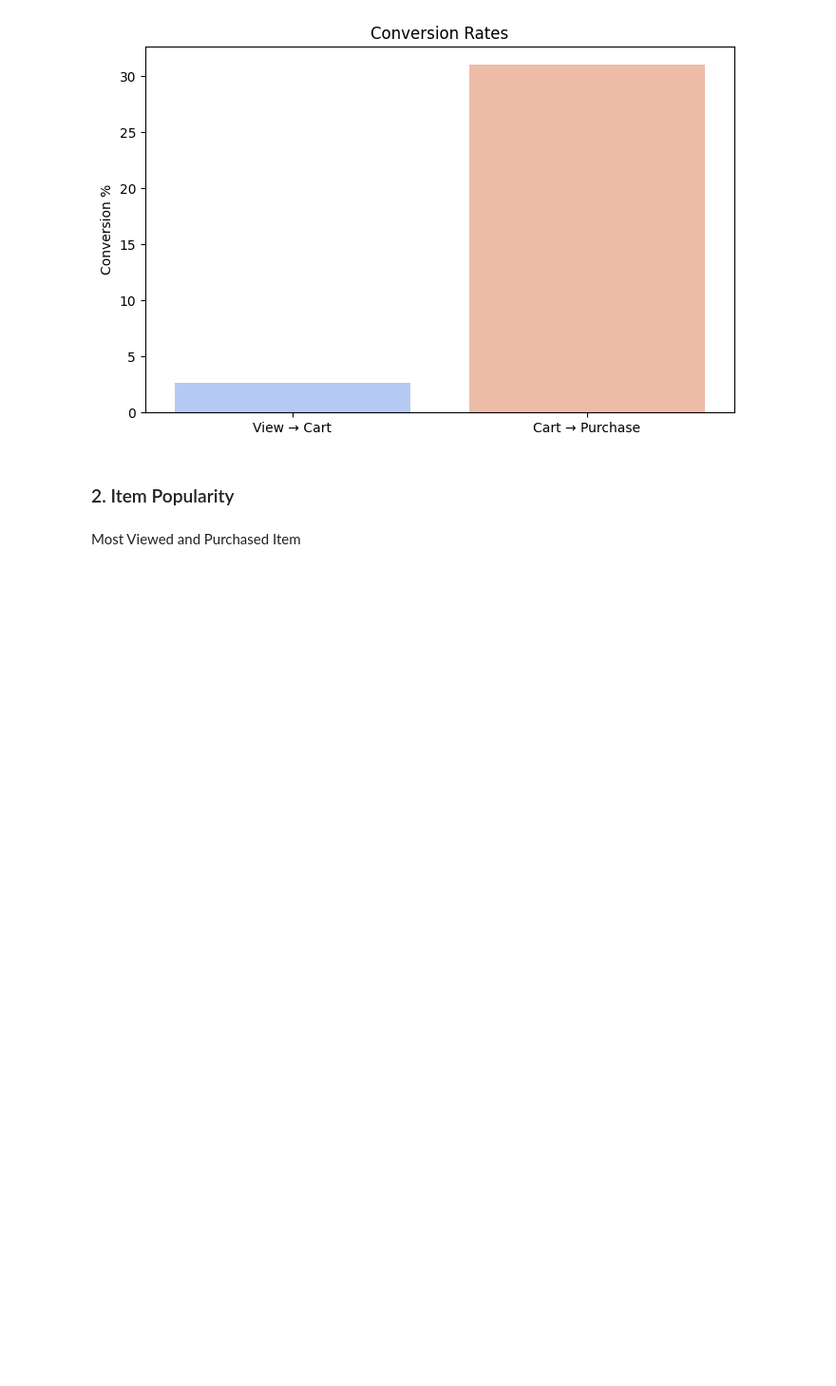
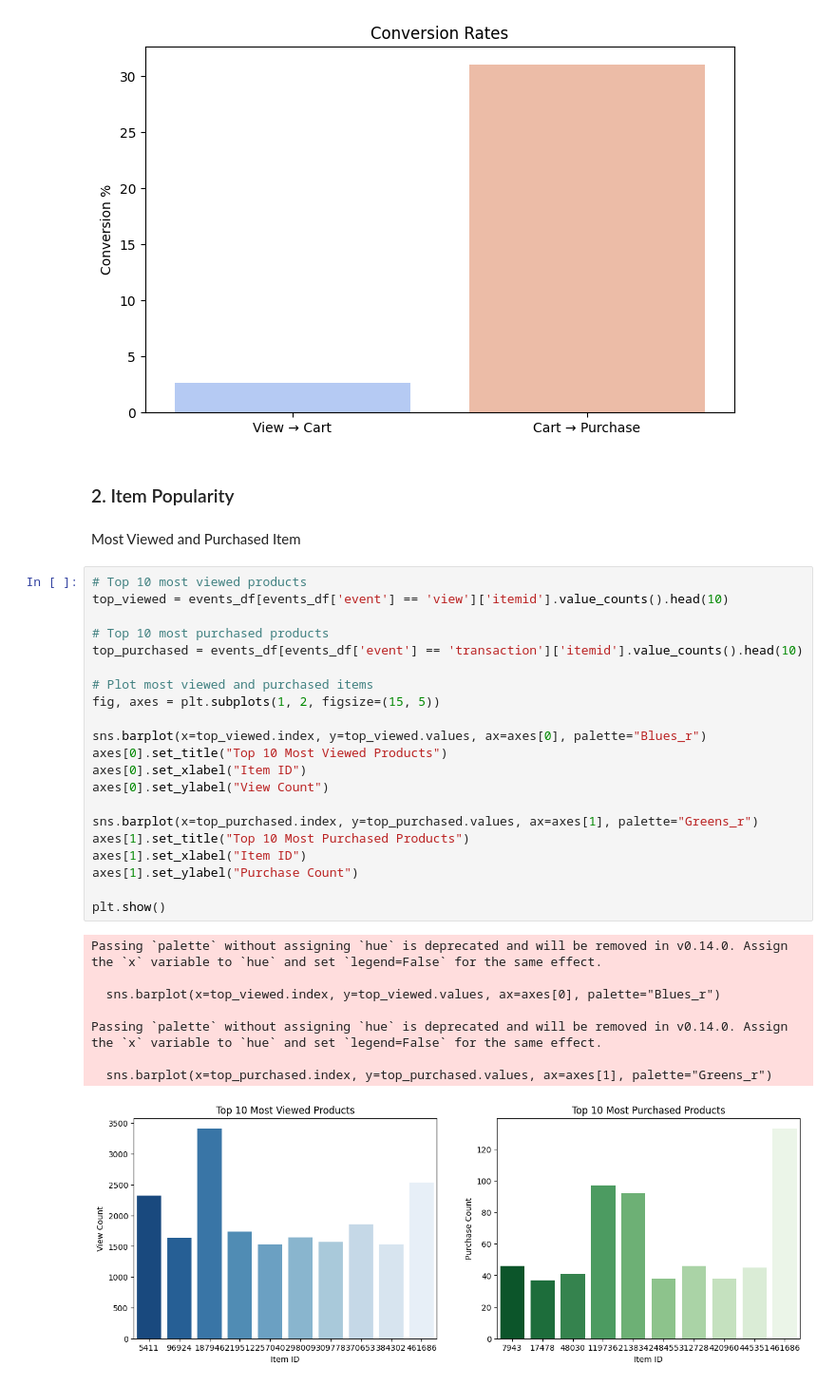
Before and after one commit to Victor-Osei/Recommendation_Systems, a Jupyter notebook: rs.ipynb, the cells around one changed output. Shown at 95% size. Cells and saved outputs as stored; diff of their text form; blank space fills up the shorter version.

```diff
--- a/rs.ipynb
+++ b/rs.ipynb
@@ -339,3 +339,33 @@ Passing `palette` without assigning `hue` is deprecated and will be removed in v
 ### 2. Item Popularity
 # %% [markdown]
 Most Viewed and Purchased Item
+# %%
+# Top 10 most viewed products
+top_viewed = events_df[events_df['event'] == 'view']['itemid'].value_counts().head(10)
+
+# Top 10 most purchased products
+top_purchased = events_df[events_df['event'] == 'transaction']['itemid'].value_counts().head(10)
+
+# Plot most viewed and purchased items
+fig, axes = plt.subplots(1, 2, figsize=(15, 5))
+
+sns.barplot(x=top_viewed.index, y=top_viewed.values, ax=axes[0], palette="Blues_r")
+axes[0].set_title("Top 10 Most Viewed Products")
+axes[0].set_xlabel("Item ID")
+axes[0].set_ylabel("View Count")
+
+sns.barplot(x=top_purchased.index, y=top_purchased.values, ax=axes[1], palette="Greens_r")
+axes[1].set_title("Top 10 Most Purchased Products")
+axes[1].set_xlabel("Item ID")
+axes[1].set_ylabel("Purchase Count")
+
+plt.show()
+# %% [output]
+Passing `palette` without assigning `hue` is deprecated and will be removed in v0.14.0. Assign the `x` variable to `hue` and set `legend=False` for the same effect.
+
+  sns.barplot(x=top_viewed.index, y=top_viewed.values, ax=axes[0], palette="Blues_r")
+
+Passing `palette` without assigning `hue` is deprecated and will be removed in v0.14.0. Assign the `x` variable to `hue` and set `legend=False` for the same effect.
+
+  sns.barplot(x=top_purchased.index, y=top_purchased.values, ax=axes[1], palette="Greens_r")
+[figure, added]
```
